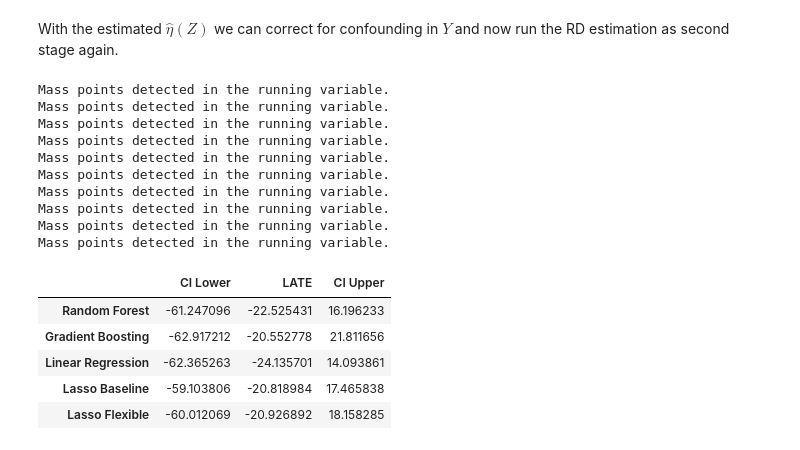
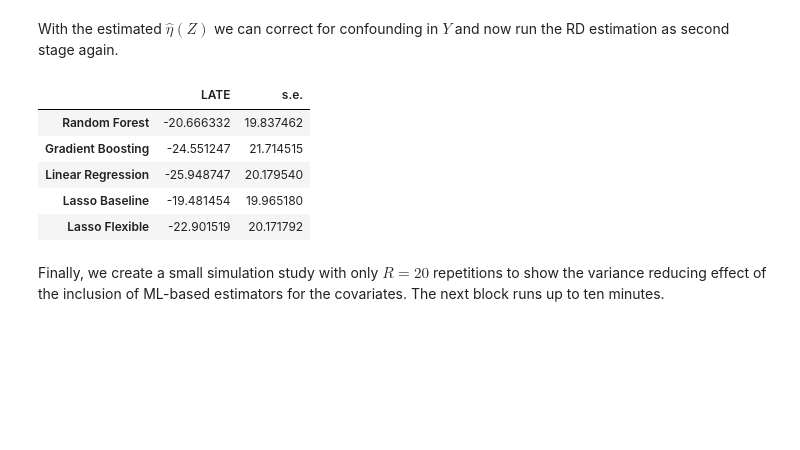
Before and after one commit to CausalAIBook/MetricsMLNotebooks, a Jupyter notebook: T/T_4_Regression_Discontinuity_on_Progress_Data.ipynb, the cells around one changed output. Cells and saved outputs as stored; diff of their text form; code cells hidden in the pictures; blank space fills up the shorter version.

```diff
--- a/T/T_4_Regression_Discontinuity_on_Progress_Data.ipynb
+++ b/T/T_4_Regression_Discontinuity_on_Progress_Data.ipynb
@@ -220,16 +230,16 @@ There are multiple ways to implement the estimators presented in the book, we wi
 # %%
 # Running Variable and Outcome
 investigated_outcome = "conspcfood_t1"
-df.rename(columns={"pov_index": "X", investigated_outcome: "Y"}, inplace=True)
+df_ml = df.rename(columns={"pov_index": "X", investigated_outcome: "Y"})
 
 # Baseline covariates including consumption
-b_covs = df.columns[[0,1,2,3,4,5,6,7,10,11,12,13,14,15,16,18,21]]
+b_covs = df_ml.columns[[0,1,2,3,4,5,6,7,10,11,12,13,14,15,16,18,21]]
 
 # Fixed effects for localities
-i_fe = pd.get_dummies(df['clus'], drop_first=True)
+i_fe = pd.get_dummies(df_ml['clus'], drop_first=True)
 
 # Flexible covariates including localities indicators
-f_covs = patsy.dmatrix('~ (' + ' + '.join(b_covs) + ')**2', data=df, return_type='dataframe')
+f_covs = patsy.dmatrix('~ (' + ' + '.join(b_covs) + ')**2', data=df_ml, return_type='dataframe')
 
 # Dropping the intercept column that is automatically added by patsy
 f_covs = f_covs.iloc[:, 1:]
@@ -240,2 +250,2 @@ We will use the package `RDHonest` for the RD estimation. Before starting the DM
 # %%
-h_fs = rdrobust(y = df.Y, x=df.X).bws.values[1,0]
+h_fs = rdrobust(y = df_ml.Y, x=df_ml.X, masspoints="off").bws.values[1,0]
@@ -311,33 +316,27 @@ Estimating fold  4
 # %% [markdown]
 With the estimated $\hat{\eta}(Z)$ we can correct for confounding in $Y$ and now run the RD estimation as second stage again.
 # %%
-adj_results = []
 methods = ["Random Forest", "Gradient Boosting", "Linear Regression",
            "Lasso Baseline", "Lasso Flexible"]
 
-for i in range(len(methods)):
-  M_Y = df.Y - eta_fit[:,i]
-  rd_call = rdrobust(y=M_Y, x=df.X)
-  adj_results.append([rd_call.ci.loc["Robust"].values[0],
-                      rd_call.coef.loc["Robust"].values[0],
-                      rd_call.ci.loc["Robust"].values[1]])
-adj_frame = pd.DataFrame(adj_results, columns=["CI Lower", "LATE", "CI Upper"],
+def second_stage(eta_fit):
+  adj_results = []
+  for i in range(len(methods)):
+    M_Y = df_ml.Y - eta_fit[:,i]
+    rd_call = rdrobust(y=M_Y, x=df_ml.X, masspoints = "off")
+    adj_results.append([rd_call.coef.iloc[0].values[0],
+                        rd_call.se.iloc[2].values[0]])
+  return adj_results
+
+adj_frame = pd.DataFrame(second_stage(eta_fit), columns=["LATE", "s.e."],
                          index=methods)
 adj_frame
 # %% [output]
-Mass points detected in the running variable.
-Mass points detected in the running variable.
-Mass points detected in the running variable.
-Mass points detected in the running variable.
-Mass points detected in the running variable.
-Mass points detected in the running variable.
-Mass points detected in the running variable.
-Mass points detected in the running variable.
-Mass points detected in the running variable.
-Mass points detected in the running variable.
-|  | CI Lower | LATE | CI Upper |
-| Random Forest | -61.247096 | -22.525431 | 16.196233 |
-| Gradient Boosting | -62.917212 | -20.552778 | 21.811656 |
-| Linear Regression | -62.365263 | -24.135701 | 14.093861 |
-| Lasso Baseline | -59.103806 | -20.818984 | 17.465838 |
-| Lasso Flexible | -60.012069 | -20.926892 | 18.158285 |
+|  | LATE | s.e. |
+| Random Forest | -20.666332 | 19.837462 |
+| Gradient Boosting | -24.551247 | 21.714515 |
+| Linear Regression | -25.948747 | 20.179540 |
+| Lasso Baseline | -19.481454 | 19.965180 |
+| Lasso Flexible | -22.901519 | 20.171792 |
+# %% [markdown]
+Finally, we create a small simulation study with only $R=20$ repetitions to show the variance reducing effect of the inclusion of ML-based estimators for the covariates. The next block runs up to ten minutes.
```
Also changed, not shown: parts of 16 cells of this notebook, 1 other file.
